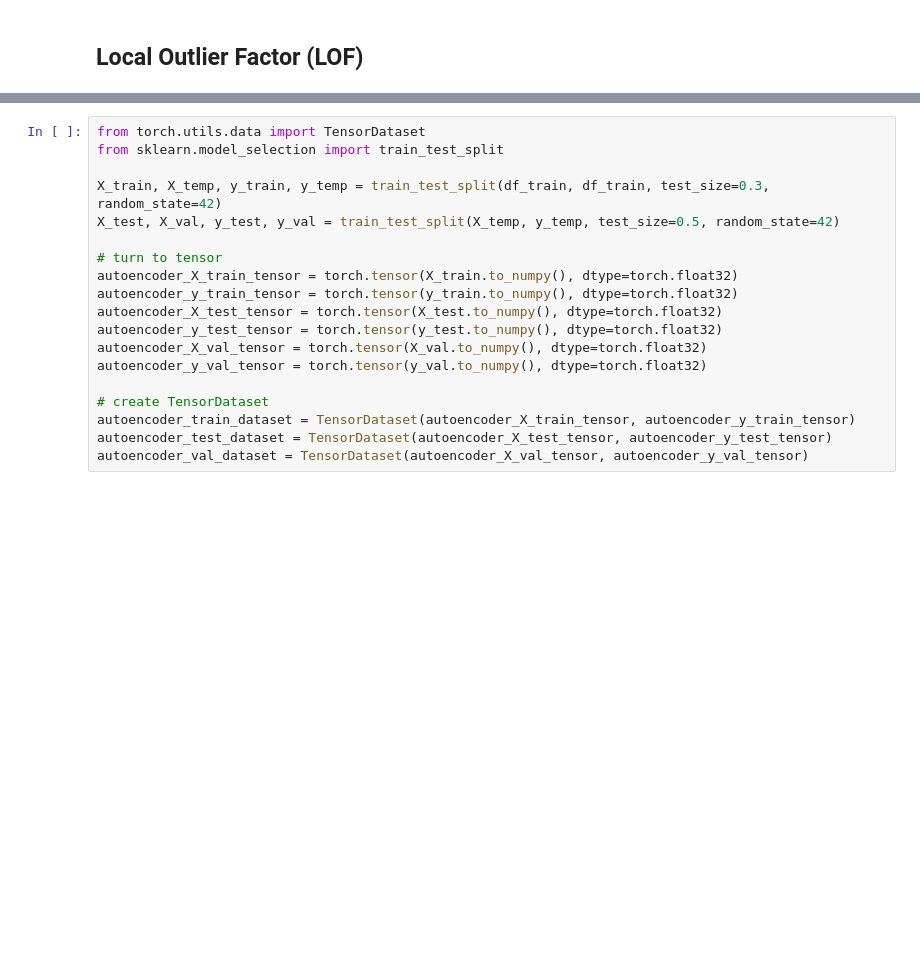
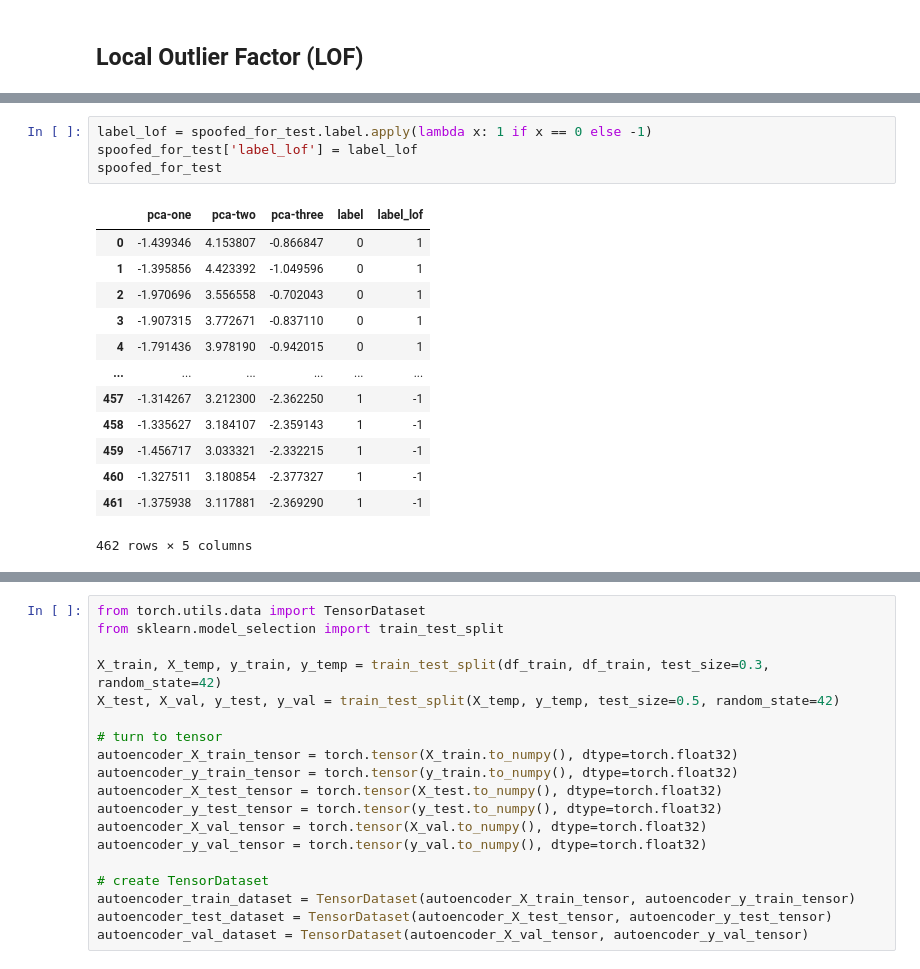
Before and after one commit to gitkeniwo/gps-spoofing-detection, a Jupyter notebook: notebooks/whelan.ipynb, the cells around one changed output, grey strips where cells are left out. Drawn from its saved outputs; the diff is of its cells as text; blank space fills up the shorter version.

```diff
--- a/notebooks/whelan.ipynb
+++ b/notebooks/whelan.ipynb
@@ -250,2 +303,20 @@ df_train_lof = df_train[['pca-one', 'pca-two', 'pca-three']]
+# %%
+label_lof = spoofed_for_test.label.apply(lambda x: 1 if x == 0 else -1)
+spoofed_for_test['label_lof'] = label_lof
+spoofed_for_test
+# %% [output]
+|  | pca-one | pca-two | pca-three | label | label_lof |
+| 0 | -1.439346 | 4.153807 | -0.866847 | 0 | 1 |
+| 1 | -1.395856 | 4.423392 | -1.049596 | 0 | 1 |
+| 2 | -1.970696 | 3.556558 | -0.702043 | 0 | 1 |
+| 3 | -1.907315 | 3.772671 | -0.837110 | 0 | 1 |
+| 4 | -1.791436 | 3.978190 | -0.942015 | 0 | 1 |
+| ... | ... | ... | ... | ... | ... |
+| 457 | -1.314267 | 3.212300 | -2.362250 | 1 | -1 |
+| 458 | -1.335627 | 3.184107 | -2.359143 | 1 | -1 |
+| 459 | -1.456717 | 3.033321 | -2.332215 | 1 | -1 |
+| 460 | -1.327511 | 3.180854 | -2.377327 | 1 | -1 |
+| 461 | -1.375938 | 3.117881 | -2.369290 | 1 | -1 |
+462 rows × 5 columns
 # %%
 from sklearn.neighbors import LocalOutlierFactor
```
Also changed, not shown: parts of 17 cells of this notebook, 2 other files.
